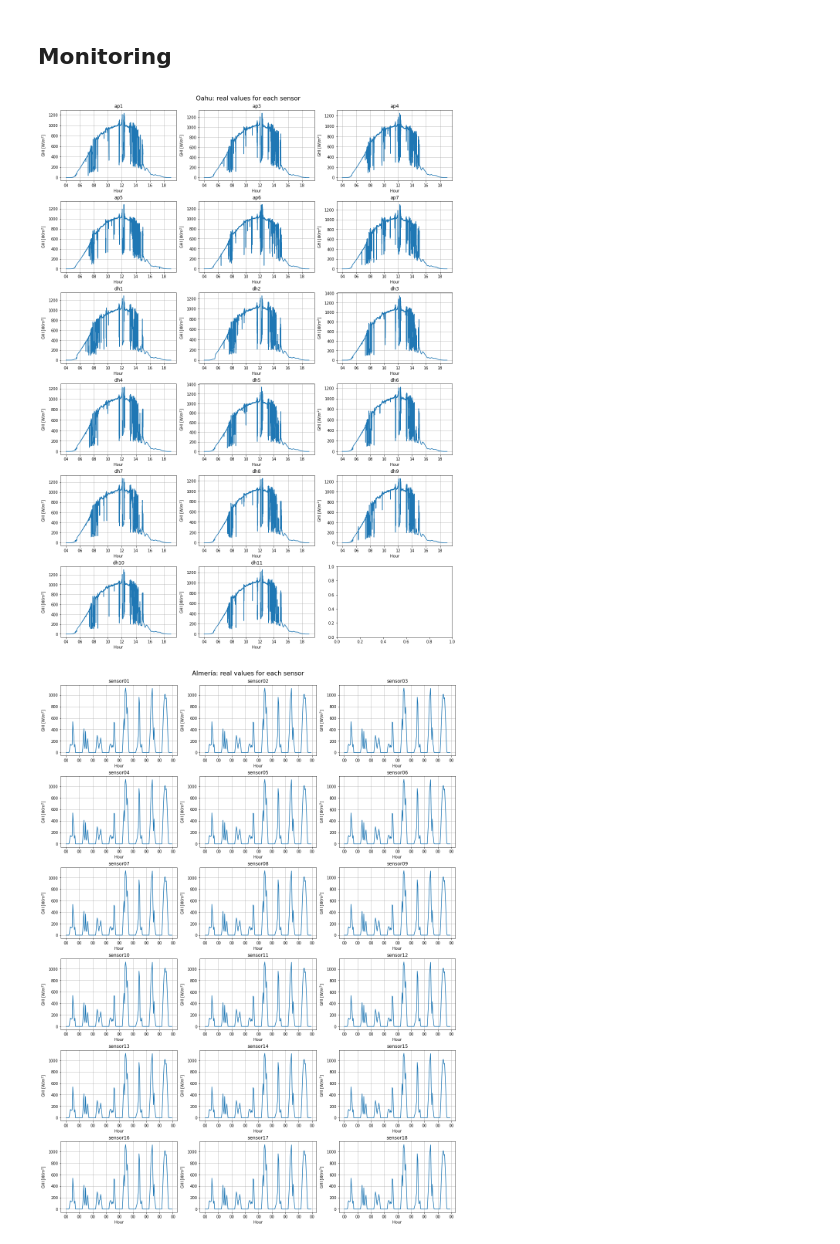
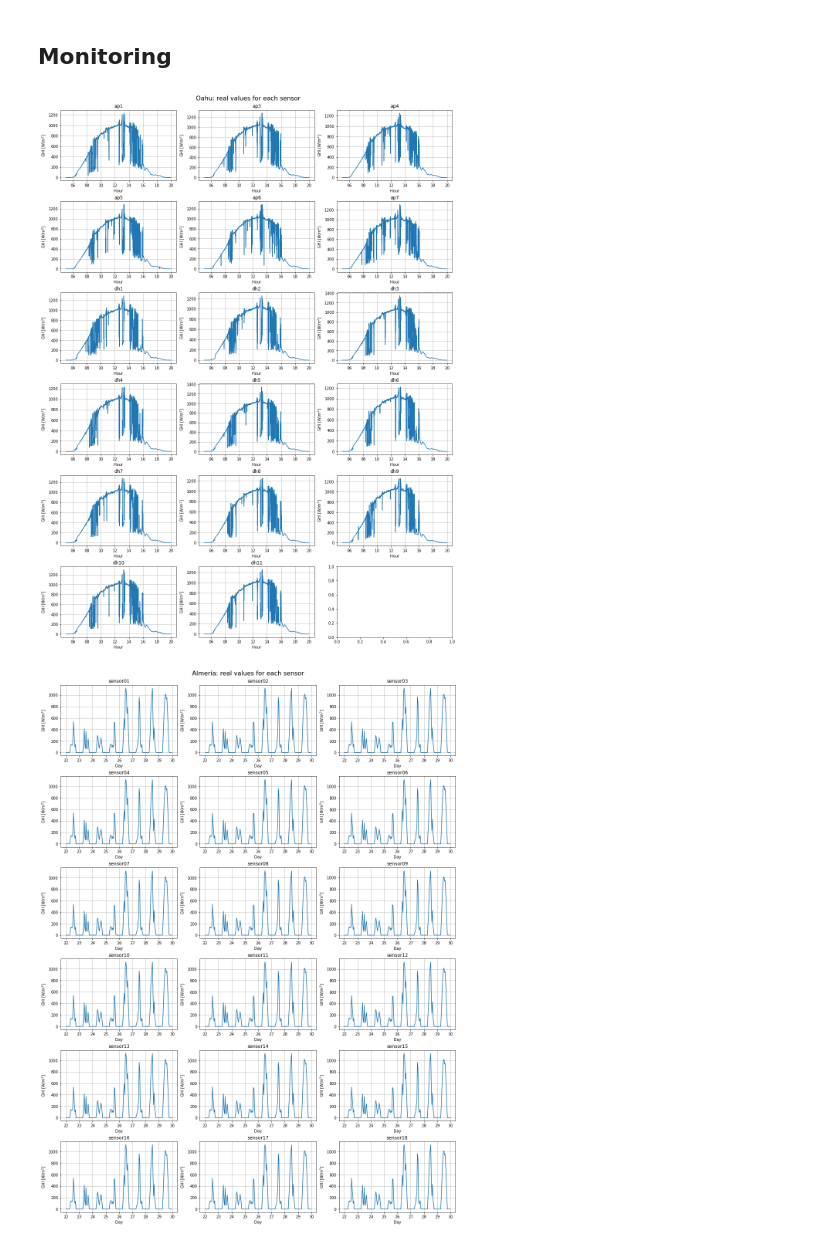
Before and after one commit to jlrisco/caide, a Jupyter notebook: notebooks/caide-results.ipynb, the cells around one changed output. Drawn from its saved outputs; the diff is of its cells as text; code cells hidden in the pictures.

```diff
--- a/notebooks/caide-results.ipynb
+++ b/notebooks/caide-results.ipynb
@@ -35,26 +32,32 @@ output_paths = ['../data/output/DataCenter/Oahu/oahu.h5', '../data/output/DataCe
 # %% [markdown]
 ## Monitoring
 # %%
-start_dts = [dt.datetime.strptime("2010-06-27 00:00:00", "%Y-%m-%d %H:%M:%S"), dt.datetime.strptime("2020-03-22 00:00:01", "%Y-%m-%d %H:%M:%S")]
+start_dts = [dt.datetime.strptime("2010-06-27 00:00:00", "%Y-%m-%d %H:%M:%S"), dt.datetime.strptime("2020-03-22 00:00:00", "%Y-%m-%d %H:%M:%S")]
 stop_dts = [dt.datetime.strptime("2010-06-27 23:59:59", "%Y-%m-%d %H:%M:%S"), dt.datetime.strptime("2020-03-29 23:59:59", "%Y-%m-%d %H:%M:%S")]
 for f in range(len(farm_names)):
     farm_name = farm_names[f]
     output_path = output_paths[f]
     output_table = tb.open_file(output_path, 'r')
     fig,ax = plt.subplots(6,3, figsize=(15,20),constrained_layout = True)
     fig.suptitle(f'{farm_names_es[f]}: real values for each sensor', fontsize=16)
     for s in range(len(sensor_names[farm_name])):
         sensor_table = output_table.get_node(f'/DataCenter/{farm_name}/{sensor_names[farm_name][s]}')
         df = pd.DataFrame.from_records(sensor_table.read_where(f"(timestamp>={start_dts[f].timestamp()}) & (timestamp<{stop_dts[f].timestamp()})"))
-        df['timestamp'] = pd.to_datetime(df['timestamp'], unit='s')
+        df['timestamp'] = [dt.datetime.fromtimestamp(x) for x in df['timestamp']]
         ax[s//3,s%3].set_title(sensor_names[farm_name][s])
         ax[s//3,s%3].plot(df.timestamp, df.radiation)
-        ax[s//3,s%3].xaxis.set_major_formatter(mdates.DateFormatter('%H'))
+        if farm_name == 'Oahu':
+            ax[s//3,s%3].xaxis.set_major_formatter(mdates.DateFormatter('%H'))
+        else:
+            ax[s//3,s%3].xaxis.set_major_formatter(mdates.DateFormatter('%d'))
         ax[s//3,s%3].grid()
         ax[s//3,s%3].set_ylabel('GHI $[W/m^2]$')
-        ax[s//3,s%3].set_xlabel('Hour') #, fontsize=12)
+        if farm_name == 'Oahu':
+            ax[s//3,s%3].set_xlabel('Hour') #, fontsize=12)
+        else:
+            ax[s//3,s%3].set_xlabel('Day') #, fontsize=12)
     fig.savefig(f'{farm_names[f]}-monitoring.png', dpi=400, bbox_inches='tight')
     output_table.close()
 # %% [output]
-[figure, old version]
+[figure, new version]
 [figure]
```
Also changed, not shown: parts of 5 cells of this notebook, 11 other files.
